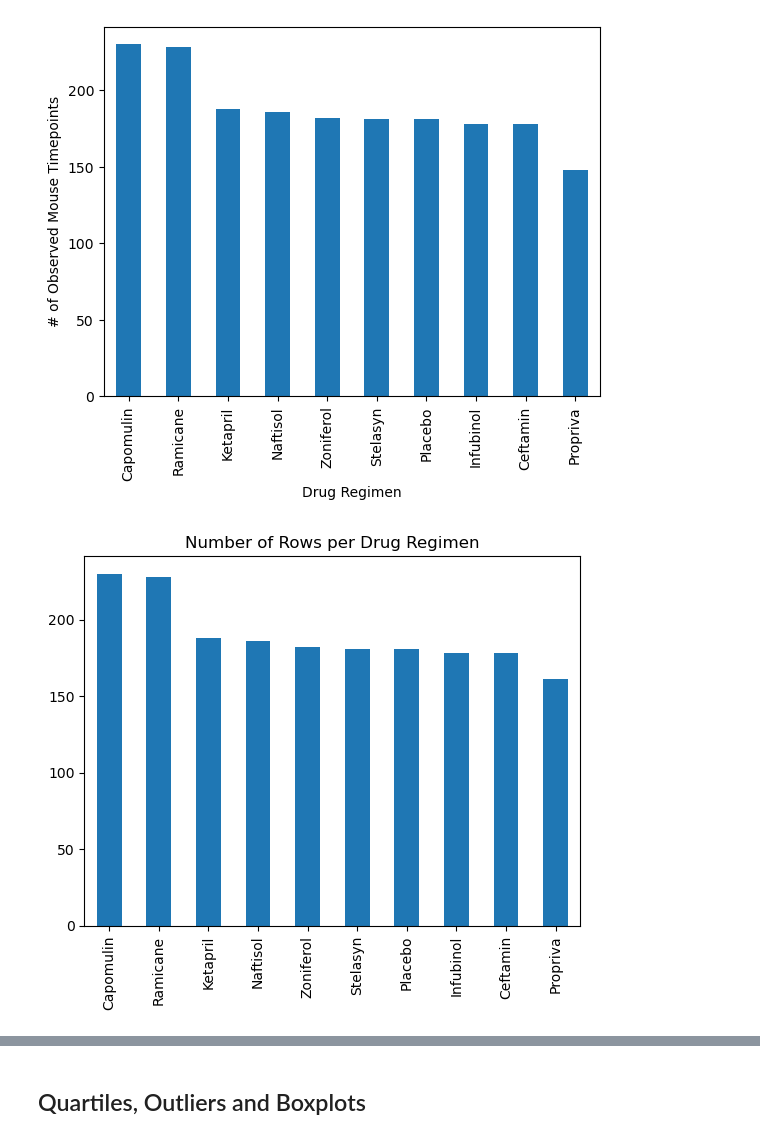
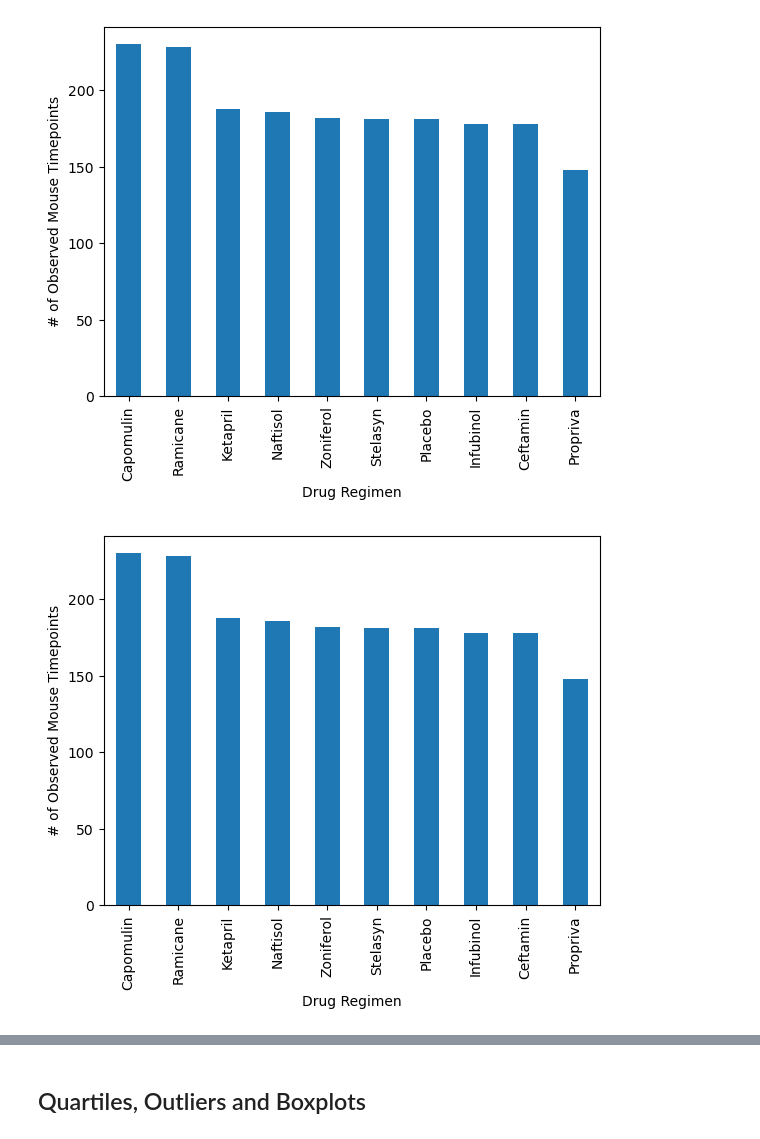
Before and after one commit to johnsonjosiah18/mpl-challenge, a Jupyter notebook: pymaceuticals_starter.ipynb, the cells around one changed output, grey strips where cells are left out. Cells and saved outputs as stored; diff of their text form; code cells hidden in the pictures.

```diff
--- a/pymaceuticals_starter.ipynb
+++ b/pymaceuticals_starter.ipynb
@@ -60,0 +59,3 @@ Mouse IDs with duplicate time points:  ['g989']
+# %%
+numdup = dupmice['Mouse ID'].unique()
+numdup
@@ -79,8 +83,9 @@ duplicated_mouse_data
 | 872 | g989 | 35 | 62.570880 | 2 | Propriva | Female | 21 | ... |
 # %%
 # Create a clean DataFrame by dropping the duplicate mouse by its ID.
-cleandf = mergdf.drop_duplicates(subset=['Mouse ID'])
+cclean = mergdf[~mergdf['Mouse ID'].isin(numdup)]
+#cleandf = cclean.drop_duplicates(subset=['Mouse ID', 'Timepoint'])
 
-cleandf.head()
+cclean.head()
 # %% [output]
 |  | Mouse ID | Timepoint | Tumor Volume (mm3) | Metastatic Sites | Drug Regimen | Sex | Age_months | ... |
@@ -156,14 +172,16 @@ summary_stats
 [figure]
 # %%
 # Count the number of rows for each drug regimen
-counts = mergdf['Drug Regimen'].value_counts()
+counts = cclean['Drug Regimen'].value_counts()
 
 # Generate a bar plot
-counts.plot(kind='bar', title='Number of Rows per Drug Regimen')
+counts.plot(kind='bar')
+plt.xlabel('Drug Regimen')
+plt.ylabel('# of Observed Mouse Timepoints')
 
 # Display the plot
 plt.show()
 # %% [output]
-[figure, old version]
+[figure, new version]
 # %%
 # Generate a bar plot showing the total number of rows (Mouse ID/Timepoints) for each drug regimen using pyplot.
```
Also changed, not shown: parts of 28 cells of this notebook.
